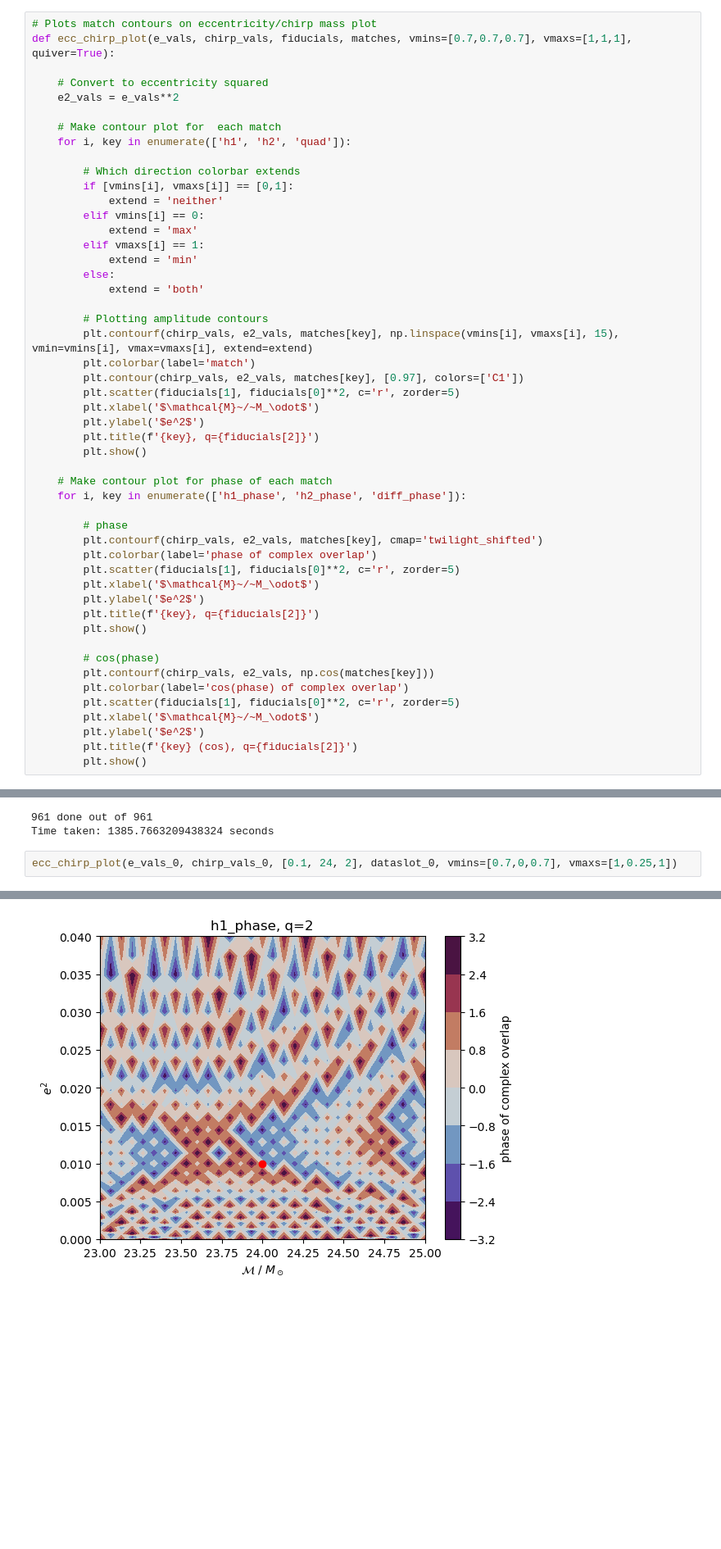
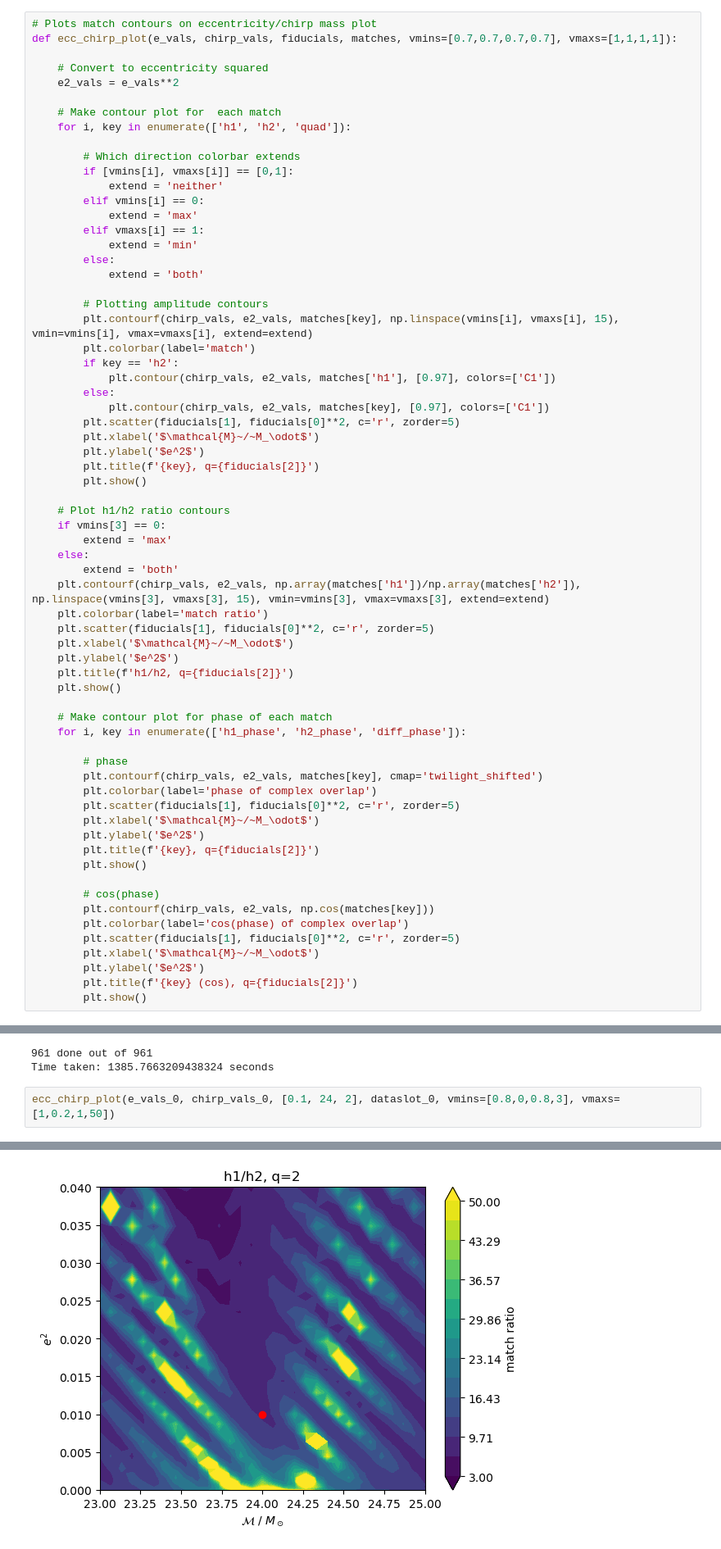
Before and after one commit to BenGPatterson/EccentricBinaries, a Jupyter notebook: notebooks/e_sqrd_chirp_plots.ipynb, the cells around one changed output, grey strips where cells are left out. Shown at 82% size. Cells and saved outputs as stored; diff of their text form; blank space fills up the shorter version.

Commit message:
h1/h2 e^2 against chirp plots

```diff
--- a/notebooks/e_sqrd_chirp_plots.ipynb
+++ b/notebooks/e_sqrd_chirp_plots.ipynb
@@ -57,7 +57,7 @@ def ecc_chirp_match(e_vals, chirp_vals, fiducials, f_low, approximant='TEOBResum
     return matches
 # %%
 # Plots match contours on eccentricity/chirp mass plot
-def ecc_chirp_plot(e_vals, chirp_vals, fiducials, matches, vmins=[0.7,0.7,0.7], vmaxs=[1,1,1], quiver=True):
+def ecc_chirp_plot(e_vals, chirp_vals, fiducials, matches, vmins=[0.7,0.7,0.7,0.7], vmaxs=[1,1,1,1]):
 
     # Convert to eccentricity squared
     e2_vals = e_vals**2
@@ -78,12 +78,28 @@ def ecc_chirp_plot(e_vals, chirp_vals, fiducials, matches, vmins=[0.7,0.7,0.7],
         # Plotting amplitude contours
         plt.contourf(chirp_vals, e2_vals, matches[key], np.linspace(vmins[i], vmaxs[i], 15), vmin=vmins[i], vmax=vmaxs[i], extend=extend)
         plt.colorbar(label='match')
-        plt.contour(chirp_vals, e2_vals, matches[key], [0.97], colors=['C1'])
+        if key == 'h2':
+            plt.contour(chirp_vals, e2_vals, matches['h1'], [0.97], colors=['C1'])
+        else:
+            plt.contour(chirp_vals, e2_vals, matches[key], [0.97], colors=['C1'])
         plt.scatter(fiducials[1], fiducials[0]**2, c='r', zorder=5)
         plt.xlabel('$\mathcal{M}~/~M_\odot$')
         plt.ylabel('$e^2$')
         plt.title(f'{key}, q={fiducials[2]}')
         plt.show()
+
+    # Plot h1/h2 ratio contours
+    if vmins[3] == 0:
+        extend = 'max'
+    else:
+        extend = 'both'
+    plt.contourf(chirp_vals, e2_vals, np.array(matches['h1'])/np.array(matches['h2']), np.linspace(vmins[3], vmaxs[3], 15), vmin=vmins[3], vmax=vmaxs[3], extend=extend)
+    plt.colorbar(label='match ratio')
+    plt.scatter(fiducials[1], fiducials[0]**2, c='r', zorder=5)
+    plt.xlabel('$\mathcal{M}~/~M_\odot$')
+    plt.ylabel('$e^2$')
+    plt.title(f'h1/h2, q={fiducials[2]}')
+    plt.show()
 
     # Make contour plot for phase of each match
     for i, key in enumerate(['h1_phase', 'h2_phase', 'diff_phase']):
@@ -120,5 +136,5 @@ print(f'\nTime taken: {end-start} seconds')
 961 done out of 961
 Time taken: 1385.7663209438324 seconds
 # %%
-ecc_chirp_plot(e_vals_0, chirp_vals_0, [0.1, 24, 2], dataslot_0, vmins=[0.7,0,0.7], vmaxs=[1,0.25,1])
+ecc_chirp_plot(e_vals_0, chirp_vals_0, [0.1, 24, 2], dataslot_0, vmins=[0.8,0,0.8,3], vmaxs=[1,0.2,1,50])
 # %% [output]
@@ -128 +144 @@ ecc_chirp_plot(e_vals_0, chirp_vals_0, [0.1, 24, 2], dataslot_0, vmins=[0.7,0,0.
-[figure, old version]
+[figure, new version]
```
Also changed, not shown: parts of 3 cells of this notebook, 1 other file.
